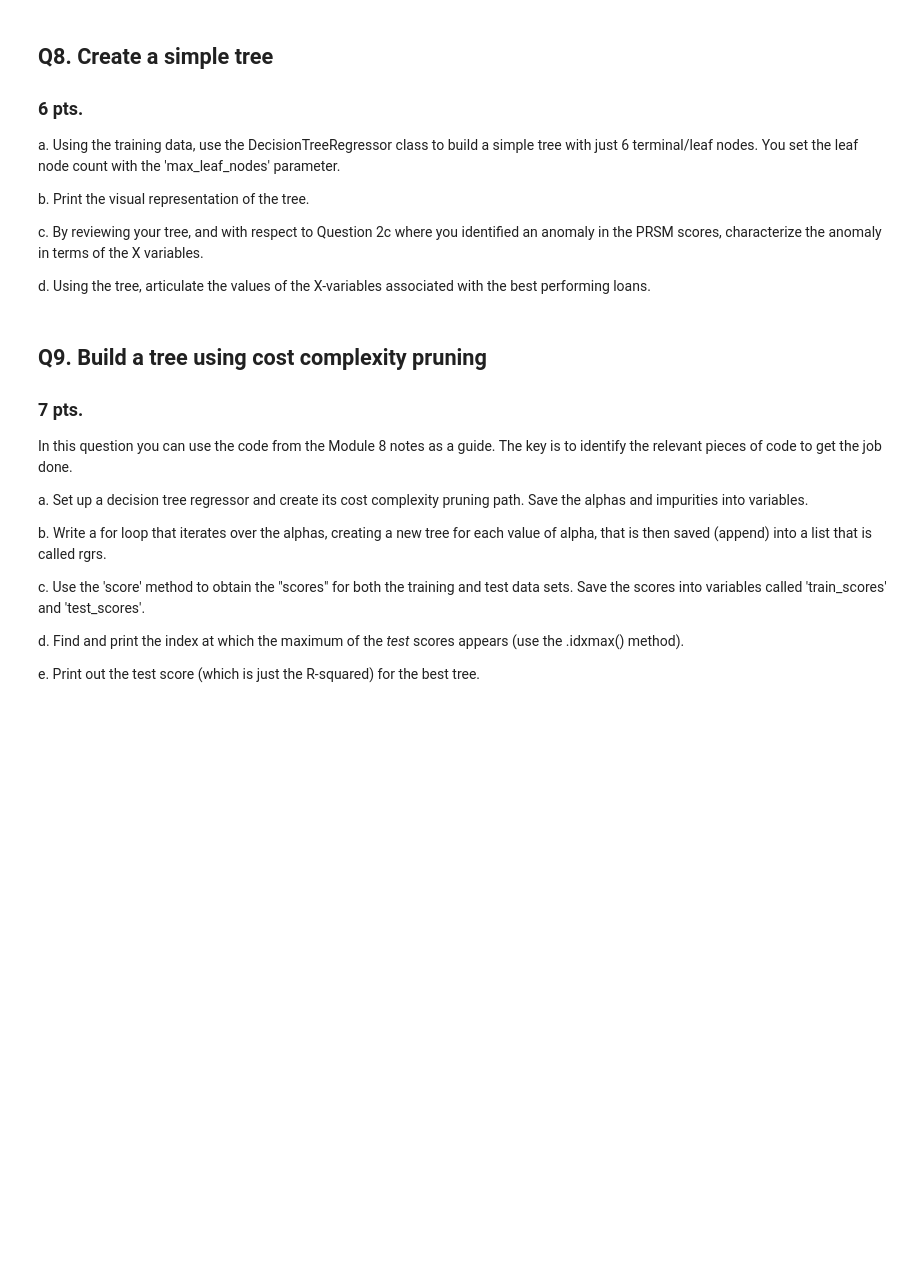
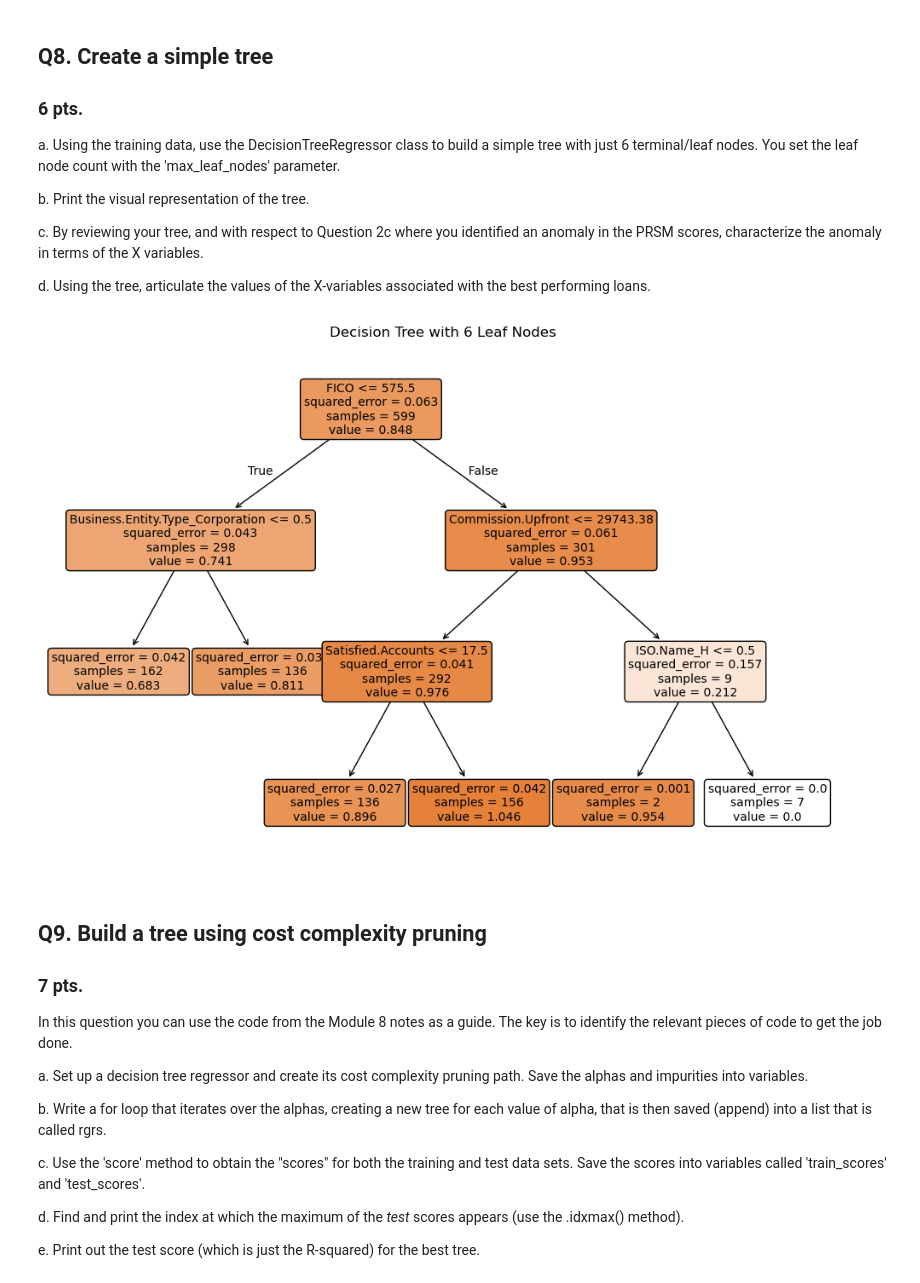
Before and after one commit to vidursaigal/STAT4770-Homework, a Jupyter notebook: CB_04.ipynb, the cells around one changed output. Cells and saved outputs as stored; diff of their text form; code cells hidden in the pictures; blank space fills up the shorter version.

```diff
--- a/CB_04.ipynb
+++ b/CB_04.ipynb
@@ -384,3 +373,37 @@ import sklearn
+# %%
+import sklearn
+from sklearn import tree
+
+#Q8a. (1pt.)
+tree_model = DecisionTreeRegressor(max_leaf_nodes=6, random_state=42)
+tree_model.fit(X_train, y_train)
+
+#Q8b. (1pt.)
+plt.figure(figsize=(12, 8))
+plot_tree(tree_model, feature_names=X.columns, filled=True, rounded=True, fontsize=10)
+plt.title("Decision Tree with 6 Leaf Nodes")
+plt.show()
+
+#Q8c. (2pts)  Your answer here.
+# - The anomaly identified in Question 2c (e.g., unusually low PRSM scores) corresponds to the leaf node
+#   where ISO.Name_H <= 0.5 and Commission.Upfront > 29743.38. This leaf node has a very low predicted PRSM value (0.212).
+# - The X variables associated with this anomaly include:
+#   - High Commission.Upfront values (greater than 29743.38).
+#   - ISO.Name_H values less than or equal to 0.5.
+# - This indicates that loans with high upfront commissions and certain ISO.Name characteristics
+#   are associated with very poor PRSM performance, which may reflect an issue in the loan structure or borrower profile.
+
+#Q8d. (2pts.)  Your answer here.
+# - The best-performing loans (those with the highest PRSM scores) are found in the leaf node where:
+#   - Satisfied.Accounts > 17.5.
+# - This node predicts a PRSM value of 1.046, indicating excellent repayment performance.
+# - The X variables associated with these loans include:
+#   - High Satisfied.Accounts (more than 17.5).
+#   - FICO scores greater than 575.5.
+# - These findings suggest that borrowers with high FICO scores and a greater number of satisfied accounts
+#   are likely to perform better in terms of loan repayment.
+# %% [output]
+[figure, added]
 # %% [markdown]
 ## Q9. Build a tree using cost complexity pruning
 ### 7 pts.
```
Also changed, not shown: parts of 3 cells of this notebook.
